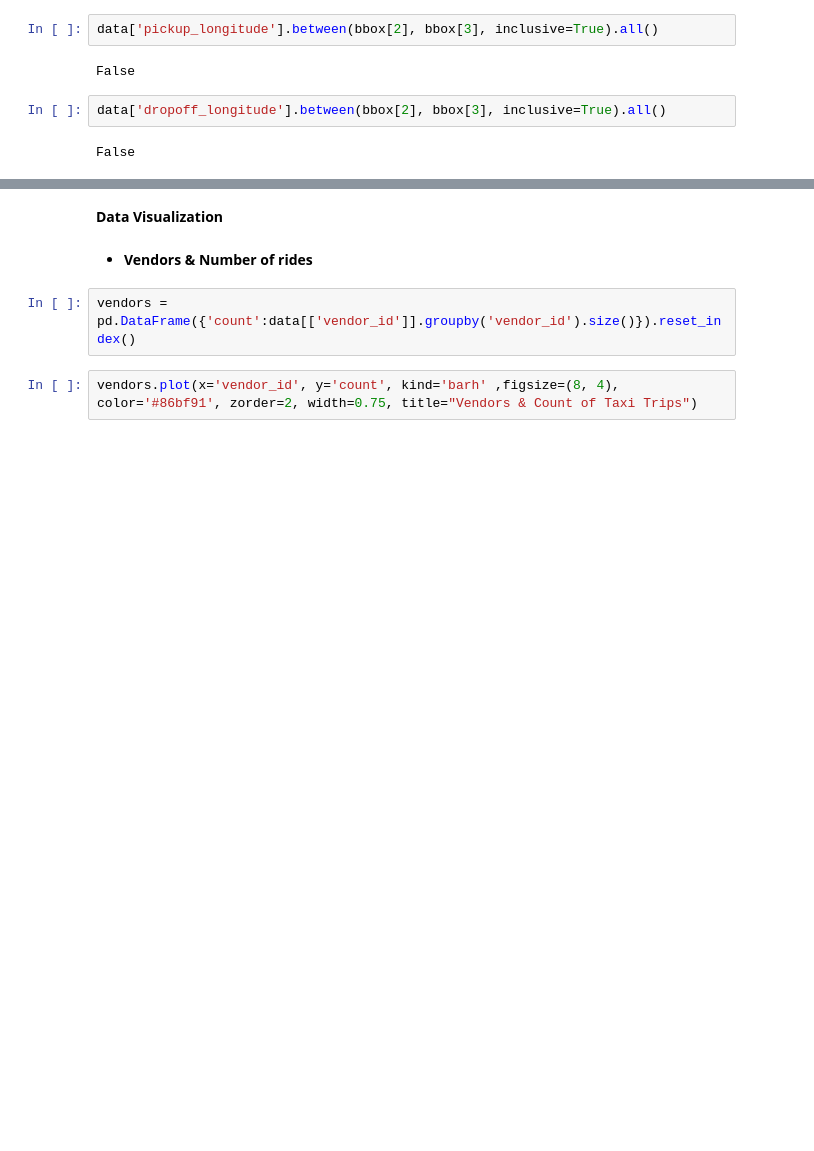
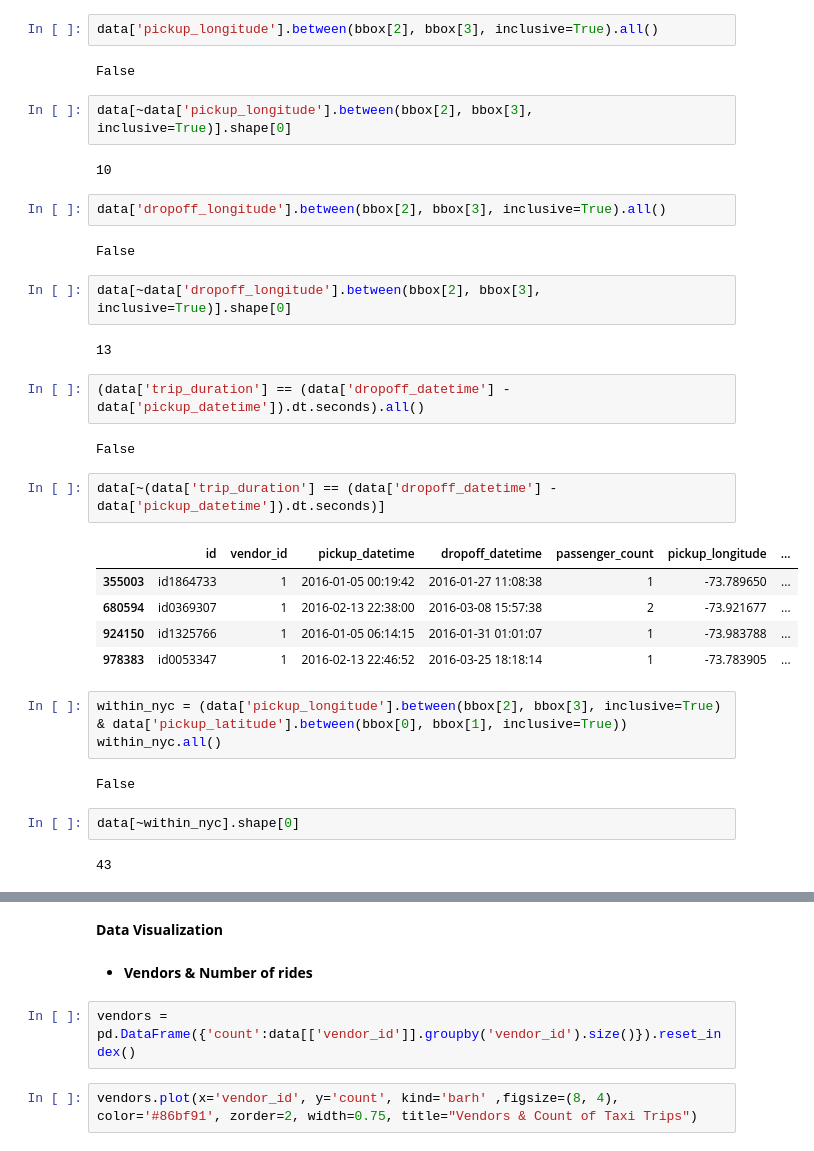
Before and after one commit to Manarabdelaty/Taxi-Rides, a Jupyter notebook: Taxi-EDA.ipynb, the cells around one changed output, grey strips where cells are left out. Cells and saved outputs as stored; diff of their text form; blank space fills up the shorter version.

```diff
--- a/Taxi-EDA.ipynb
+++ b/Taxi-EDA.ipynb
@@ -155,7 +203,36 @@ False
 data['pickup_longitude'].between(bbox[2], bbox[3], inclusive=True).all()
 # %% [output]
 False
+# %%
+data[~data['pickup_longitude'].between(bbox[2], bbox[3], inclusive=True)].shape[0]
+# %% [output]
+10
 # %%
 data['dropoff_longitude'].between(bbox[2], bbox[3], inclusive=True).all()
 # %% [output]
 False
+# %%
+data[~data['dropoff_longitude'].between(bbox[2], bbox[3], inclusive=True)].shape[0]
+# %% [output]
+13
+# %%
+(data['trip_duration'] == (data['dropoff_datetime'] - data['pickup_datetime']).dt.seconds).all()
+# %% [output]
+False
+# %%
+data[~(data['trip_duration'] == (data['dropoff_datetime'] - data['pickup_datetime']).dt.seconds)]
+# %% [output]
+|  | id | vendor_id | pickup_datetime | dropoff_datetime | passenger_count | pickup_longitude | ... |
+| 355003 | id1864733 | 1 | 2016-01-05 00:19:42 | 2016-01-27 11:08:38 | 1 | -73.789650 | ... |
+| 680594 | id0369307 | 1 | 2016-02-13 22:38:00 | 2016-03-08 15:57:38 | 2 | -73.921677 | ... |
+| 924150 | id1325766 | 1 | 2016-01-05 06:14:15 | 2016-01-31 01:01:07 | 1 | -73.983788 | ... |
+| 978383 | id0053347 | 1 | 2016-02-13 22:46:52 | 2016-03-25 18:18:14 | 1 | -73.783905 | ... |
+# %%
+within_nyc = (data['pickup_longitude'].between(bbox[2], bbox[3], inclusive=True) & data['pickup_latitude'].between(bbox[0], bbox[1], inclusive=True))
+within_nyc.all()
+# %% [output]
+False
+# %%
+data[~within_nyc].shape[0]
+# %% [output]
+43
```
Also changed, not shown: parts of 16 cells of this notebook.
